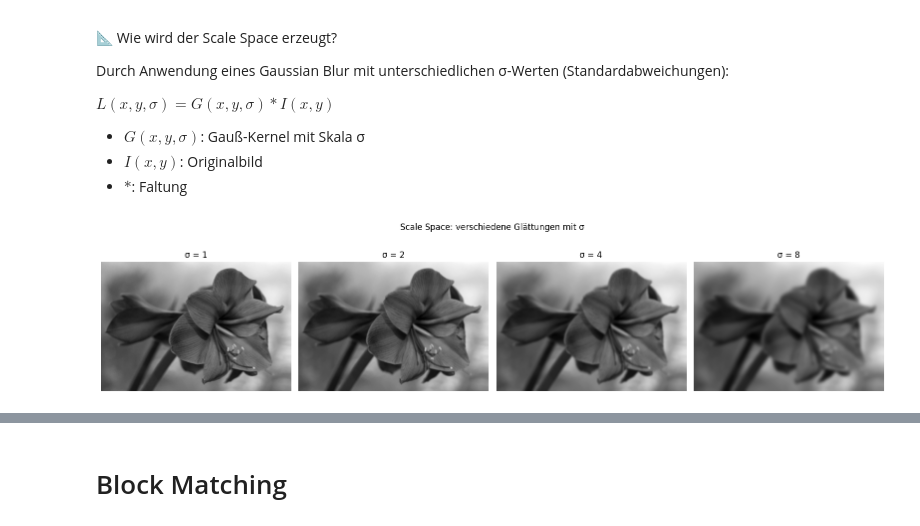
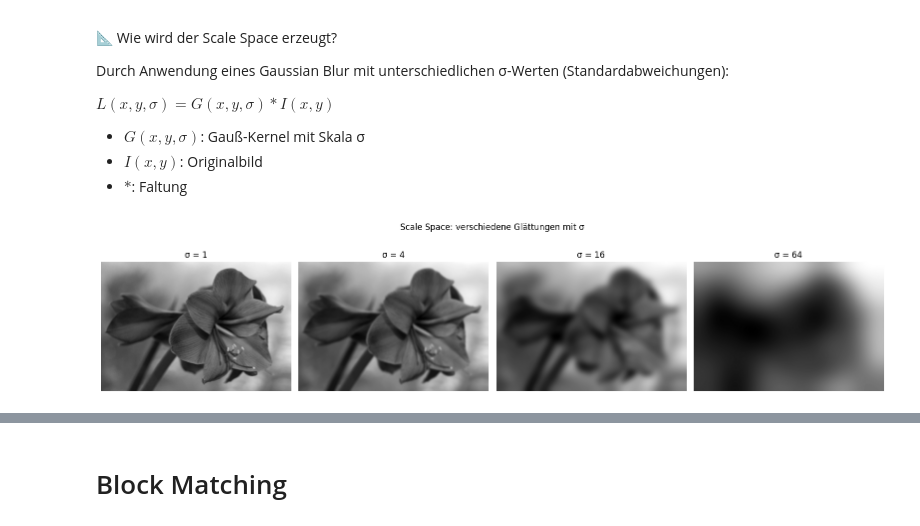
Before and after one commit to lukestairwalker/OpenCV, a Jupyter notebook: notebooks/Automotive Vision/03_Feature points_Descriptor matching.ipynb, the cells around one changed output, grey strips where cells are left out. Cells and saved outputs as stored; diff of their text form; code cells hidden in the pictures.

```diff
--- a/notebooks/Automotive Vision/03_Feature points_Descriptor matching.ipynb
+++ b/notebooks/Automotive Vision/03_Feature points_Descriptor matching.ipynb
@@ -73,20 +73,20 @@ $L(x, y, \sigma) = G(x, y, \sigma) * I(x, y)$
 # %%
 import cv2
 import matplotlib.pyplot as plt
 
-bild = cv2.imread('../images/flower.jpg', cv2.IMREAD_GRAYSCALE)
+bild = cv2.imread('../../images/flower.jpg', cv2.IMREAD_GRAYSCALE)
 
-sigmas = [1, 2, 4, 8]
+sigmas = [1, 4, 16, 64]
 fig, axs = plt.subplots(1, 4, figsize=(16, 4))
 
 for i, sigma in enumerate(sigmas):
     blurred = cv2.GaussianBlur(bild, (0, 0), sigma)
     axs[i].imshow(blurred, cmap='gray')
     axs[i].set_title(f"σ = {sigma}")
     axs[i].axis('off')
 
 plt.suptitle("Scale Space: verschiedene Glättungen mit σ")
 plt.tight_layout()
 plt.show()
 # %% [output]
-[figure, old version]
+[figure, new version]
```
Also changed, not shown: parts of 4 cells of this notebook, 1 other file.
